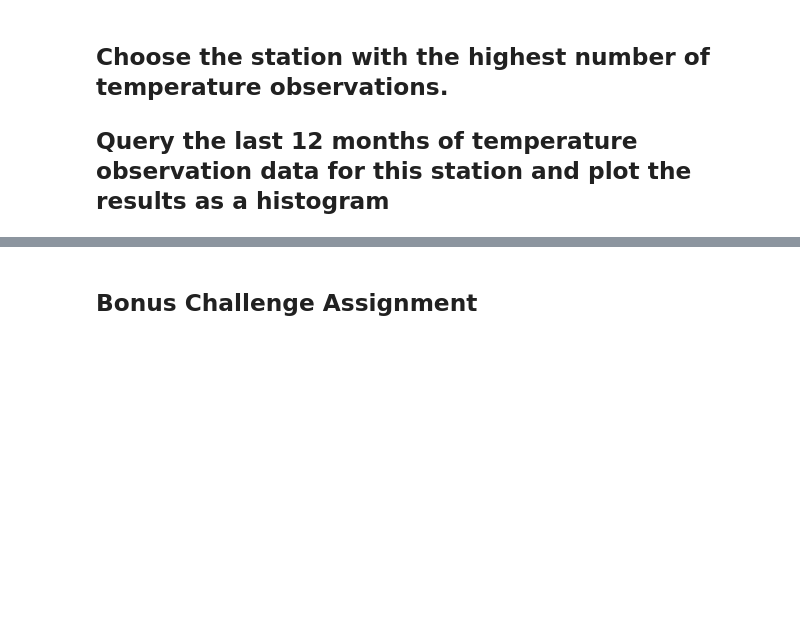
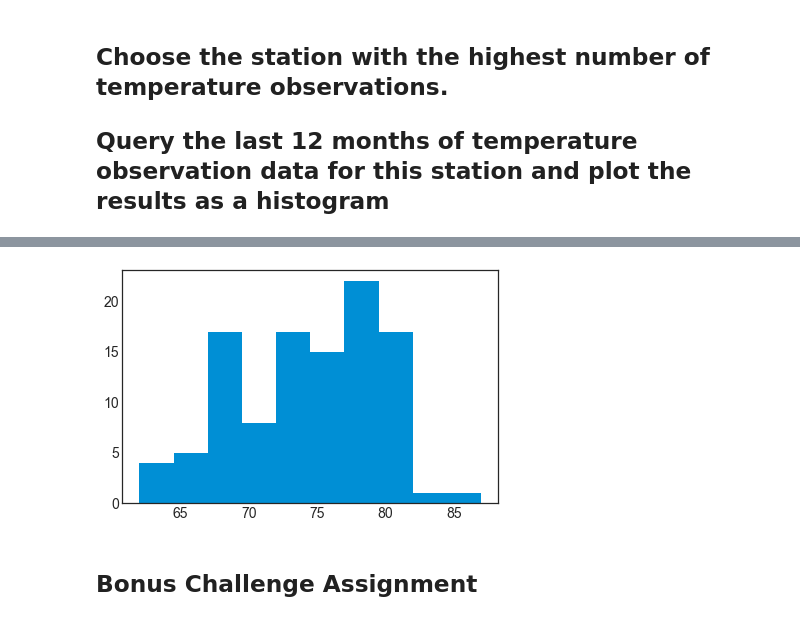
Before and after one commit to tundesalisu/sqlalchemy-challenge, a Jupyter notebook: Instructions/climate_starter.ipynb, the cells around one changed output, grey strips where cells are left out. Cells and saved outputs as stored; diff of their text form; code cells hidden in the pictures; blank space fills up the shorter version.

```diff
--- a/Instructions/climate_starter.ipynb
+++ b/Instructions/climate_starter.ipynb
@@ -82,14 +82,18 @@ first_row.__dict__
 # Generating a list of date from the measurement table which would
 # be used to identify highest date then used to filter out last 12months from. I will
 # det filter withing 12 months by applying a method like the date methods from its library
+temp_list = []
 year_list = []
 prcp_list = []
+station_list = []
 max_year = session.query(Measurement).filter(Measurement.date >= '2017-01-01')
 print(" last 12 months of precipitation data")
 for item in max_year:
     # making a list for year and precipitation for ploting
     year_list.append(item.date)
     prcp_list.append(item.prcp)
+    station_list.append(item.station)
+    temp_list.append(item.tobs)
     print(f"{item.station} date is {item.date} and Precipitation data is {item.prcp}")
 # %% [output]
  last 12 months of precipitation data
@@ -220,0 +275,6 @@ sorted_prcp_date_table.describe()
+# %%
+Temperature_stats= pd.DataFrame({
+                                    "Date":year_list,
+                                    "station": station_list,
+                                    "temp":temp_list })
+Temperature_stats
@@ -221,3 +320,6 @@ sorted_prcp_date_table.describe()
 # %% [markdown]
 ## Choose the station with the highest number of temperature observations.
 ## Query the last 12 months of temperature observation data for this station and plot the results as a histogram
+# %%
+highest_temp_station = Temperature_stats.loc[Temperature_stats["station"]=='USC00517948']
+highest_temp_station
@@ -224,3 +340,10 @@ sorted_prcp_date_table.describe()
+# %%
+date = highest_temp_station['Date']
+temp = highest_temp_station['temp']
+plt.style.use('seaborn-white')
+plt.hist(temp);
+# %% [output]
+[figure, added]
 # %% [markdown]
 ## Bonus Challenge Assignment
 # %%
```
Also changed, not shown: parts of 15 cells of this notebook.
